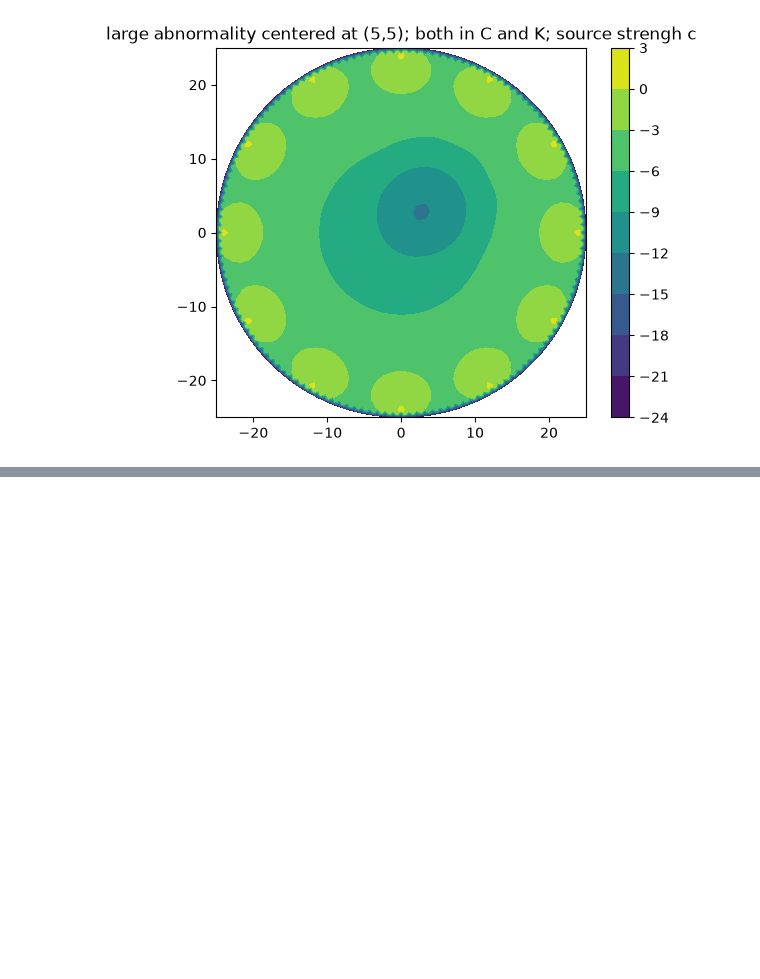
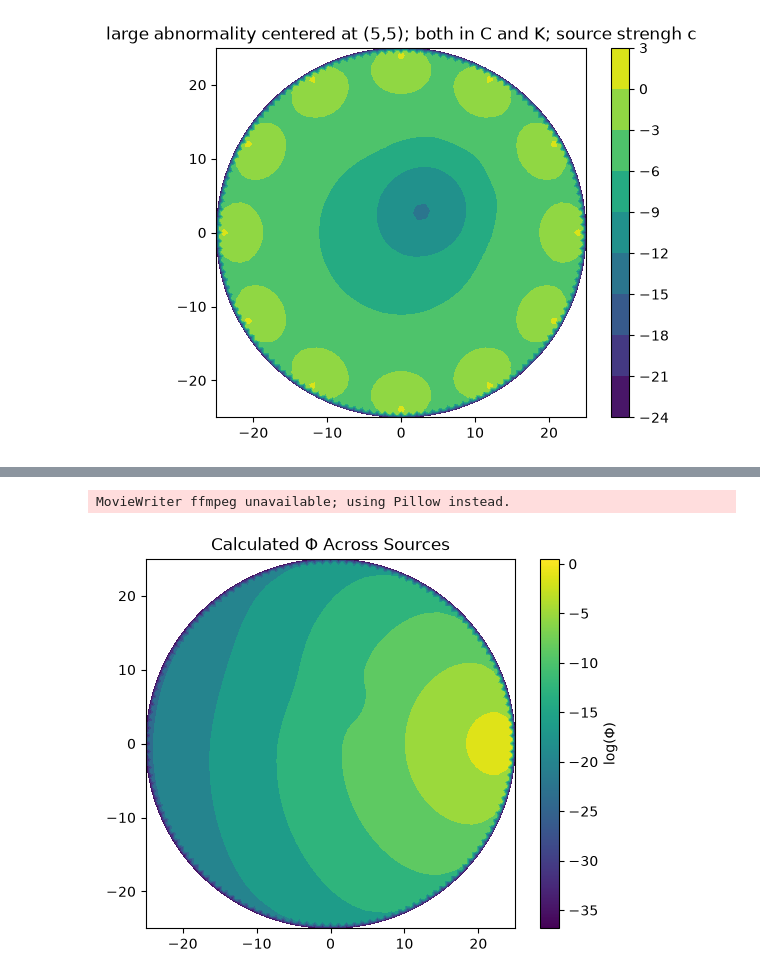
Before and after one commit to MaxDonelan/Optical-Tomography, a Jupyter notebook: src/optical_tomography/experimenting.ipynb, the cells around one changed output, grey strips where cells are left out. Drawn from its saved outputs; the diff is of its cells as text; code cells hidden in the pictures; blank space fills up the shorter version.

Commit message:
more visualizations

```diff
--- a/src/optical_tomography/experimenting.ipynb
+++ b/src/optical_tomography/experimenting.ipynb
@@ -95,0 +102,14 @@ plot_function_on_mesh(mesh=mesh,
+# %%
+print("starting")
+mesh = CircularMesh(25, (0,0), 25)
+n_sources = 6*(mesh.n_rings-1)
+source_coords, _ = generate_equidistant_sources(radius=mesh.radius - 0.75*(mesh.radius / mesh.n_rings),
+                                                n = n_sources,
+                                                values=None)
+sources = [(source_coords, mr.c * one_hot) for one_hot in np.eye(n_sources)]
+print("starting inversion")
+Phis = optical_tomography_forward(mesh=mesh,
+                                  absorption=mr.get_absorption,
+                                  diffusion=mr.get_diffusion,
+                                  sources=sources)
+print("inversion complete")
@@ -95,0 +134,22 @@ plot_function_on_mesh(mesh=mesh,
+# %%
+tri = Triangulation(x=mesh.coords[:, 0], y=mesh.coords[:, 1], triangles=mesh.triangles)
+log_Phis = np.log(np.asarray(Phis) + 1e-16)
+levels = np.linspace(log_Phis.min(), log_Phis.max(), 11)
+norm = Normalize(vmin=levels[0], vmax=levels[-1])
+cmap = "viridis"
+
+fig, ax = plt.subplots()
+fig.colorbar(ScalarMappable(norm=norm, cmap=cmap), ax=ax, label=r"$\log(\Phi)$")
+
+def animation(frame):
+    ax.cla()
+    ax.tricontourf(tri, log_Phis[frame], levels=levels, cmap=cmap, norm=norm)
+    ax.set_aspect("equal")
+    ax.set_title(r"Calculated $\Phi$ Across Sources")
+    return ax.collections
+
+anim = FuncAnimation(fig=fig, func=animation, frames=len(Phis), repeat=True)
+anim.save("images/test_phi/animation/animation.gif", fps=12)
+# %% [output]
+MovieWriter ffmpeg unavailable; using Pillow instead.
+[figure, added]
```
Also changed, not shown: parts of 5 cells of this notebook, 1 other file.
